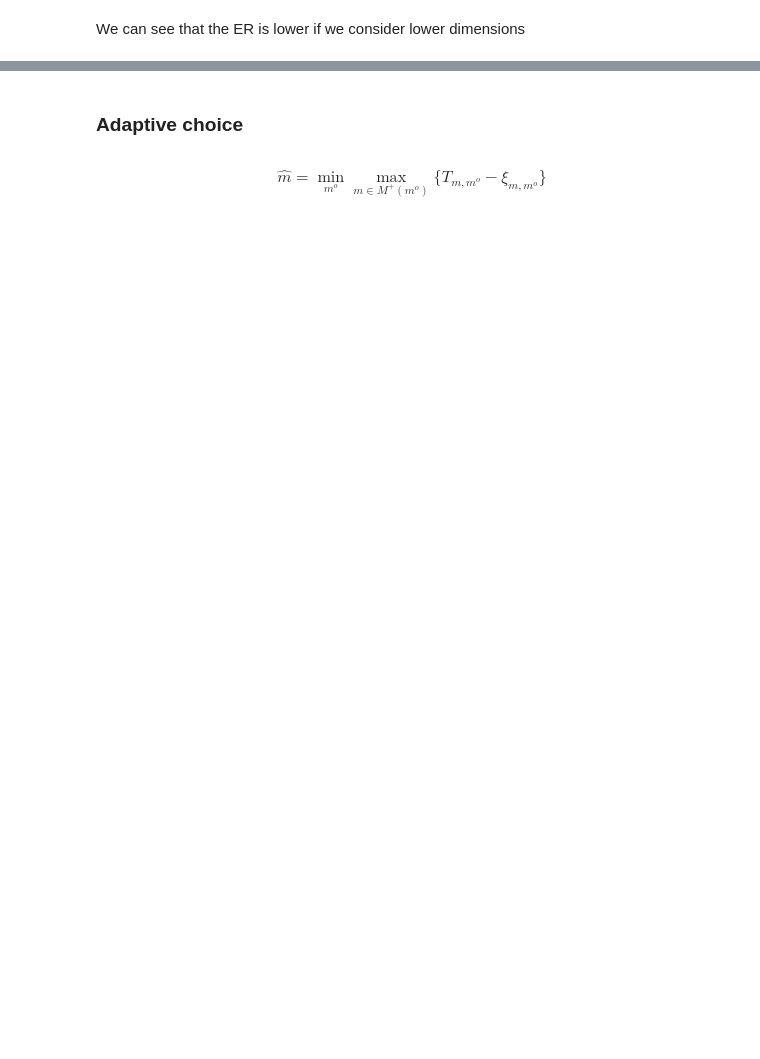
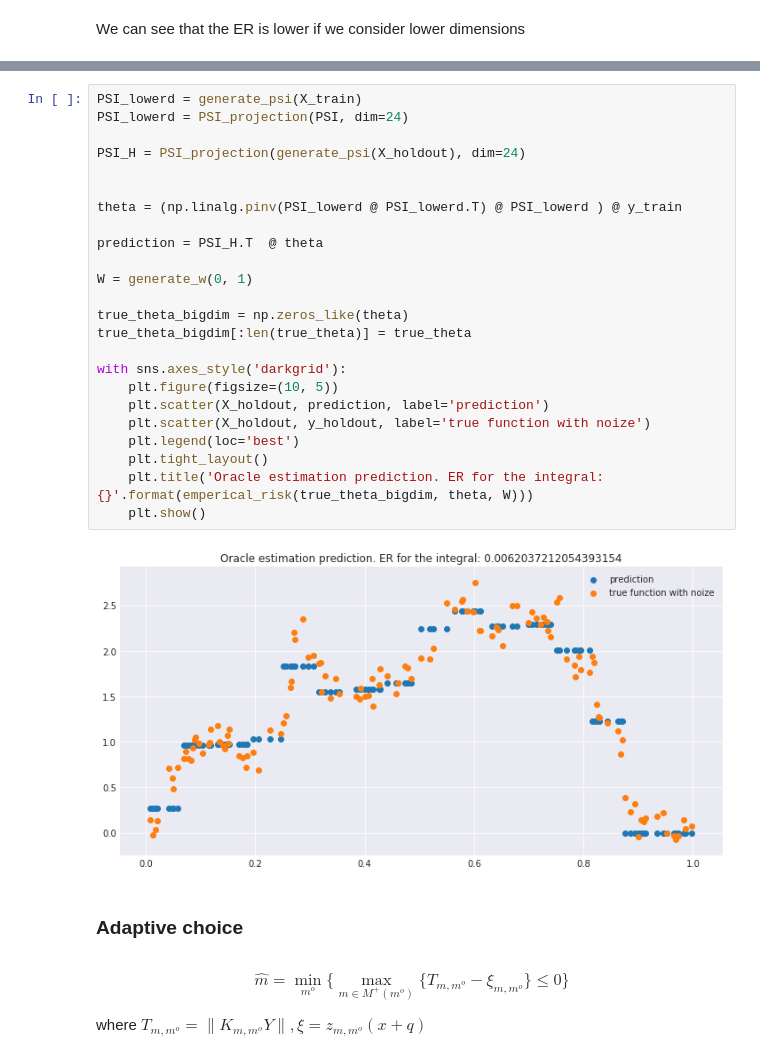
Before and after one commit to grapefroot/skoltech, a Jupyter notebook: Advanced Statistical Methods/asm project.ipynb, the cells around one changed output, grey strips where cells are left out. Drawn from its saved outputs; the diff is of its cells as text; blank space fills up the shorter version.

```diff
--- a/Advanced Statistical Methods/asm project.ipynb
+++ b/Advanced Statistical Methods/asm project.ipynb
@@ -217,4 +245,33 @@ Oracle choice: 24
+# %%
+PSI_lowerd = generate_psi(X_train)
+PSI_lowerd = PSI_projection(PSI, dim=24)
+
+PSI_H = PSI_projection(generate_psi(X_holdout), dim=24)
+
+
+theta = (np.linalg.pinv(PSI_lowerd @ PSI_lowerd.T) @ PSI_lowerd ) @ y_train
+
+prediction = PSI_H.T  @ theta
+
+W = generate_w(0, 1)
+
+true_theta_bigdim = np.zeros_like(theta)
+true_theta_bigdim[:len(true_theta)] = true_theta
+
+with sns.axes_style('darkgrid'):
+    plt.figure(figsize=(10, 5))
+    plt.scatter(X_holdout, prediction, label='prediction')
+    plt.scatter(X_holdout, y_holdout, label='true function with noize')
+    plt.legend(loc='best')
+    plt.tight_layout()
+    plt.title('Oracle estimation prediction. ER for the integral: {}'.format(emperical_risk(true_theta_bigdim, theta, W)))
+    plt.show()
+# %% [output]
+[figure, added]
 # %% [markdown]
 ### Adaptive choice
 # %% [markdown]
-$$\hat{m} = \min_{m^o} {\max_{m \in M^+(m^o)}} \{ {T_{m, m^o} - \xi_{m, m^o}} \}$$
+$$\hat{m} = \min_{m^o} \{ {\max_{m \in M^+(m^o)}} \{ {T_{m, m^o} - \xi_{m, m^o}} \} \le 0 \}$$
+
+where
+$T_{m, m^o} = \| K_{m, m^o} Y \|, \xi = z_{m, m^o}(x + q)$
```
Also changed, not shown: parts of 21 cells of this notebook.
